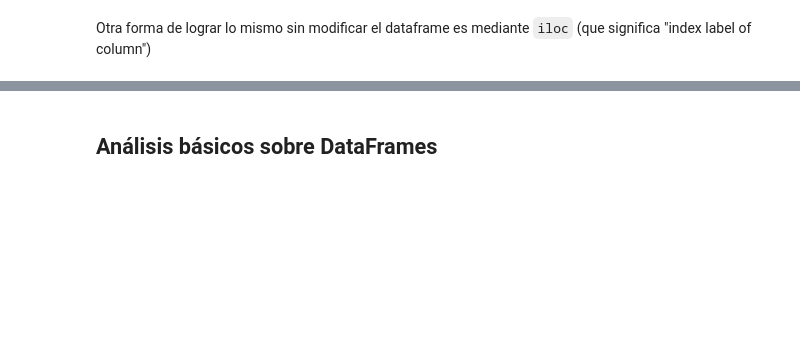
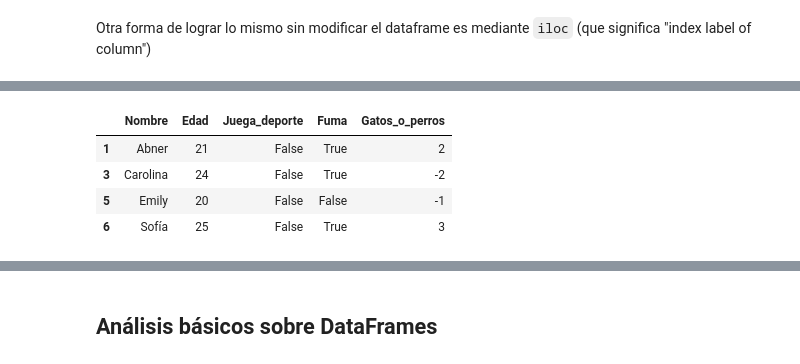
Before and after one commit to LF-Flores/Python-SWISE-course, a Jupyter notebook: 4_Paquetes_comunes_y_archivos.ipynb, the cells around one changed output, grey strips where cells are left out. Cells and saved outputs as stored; diff of their text form; code cells hidden in the pictures; blank space fills up the shorter version.

```diff
--- a/4_Paquetes_comunes_y_archivos.ipynb
+++ b/4_Paquetes_comunes_y_archivos.ipynb
@@ -736,4 +768,10 @@ df.Nombre == "María"
 # %%
-df[df.Nombre == "María"]
+df[df.Juega_deporte == False]
+# %% [output]
+|  | Nombre | Edad | Juega_deporte | Fuma | Gatos_o_perros |
+| 1 | Abner | 21 | False | True | 2 |
+| 3 | Carolina | 24 | False | True | -2 |
+| 5 | Emily | 20 | False | False | -1 |
+| 6 | Sofía | 25 | False | True | 3 |
 # %%
 df[df.Fuma == False]
```
Also changed, not shown: parts of 65 cells of this notebook, 1 other file.
